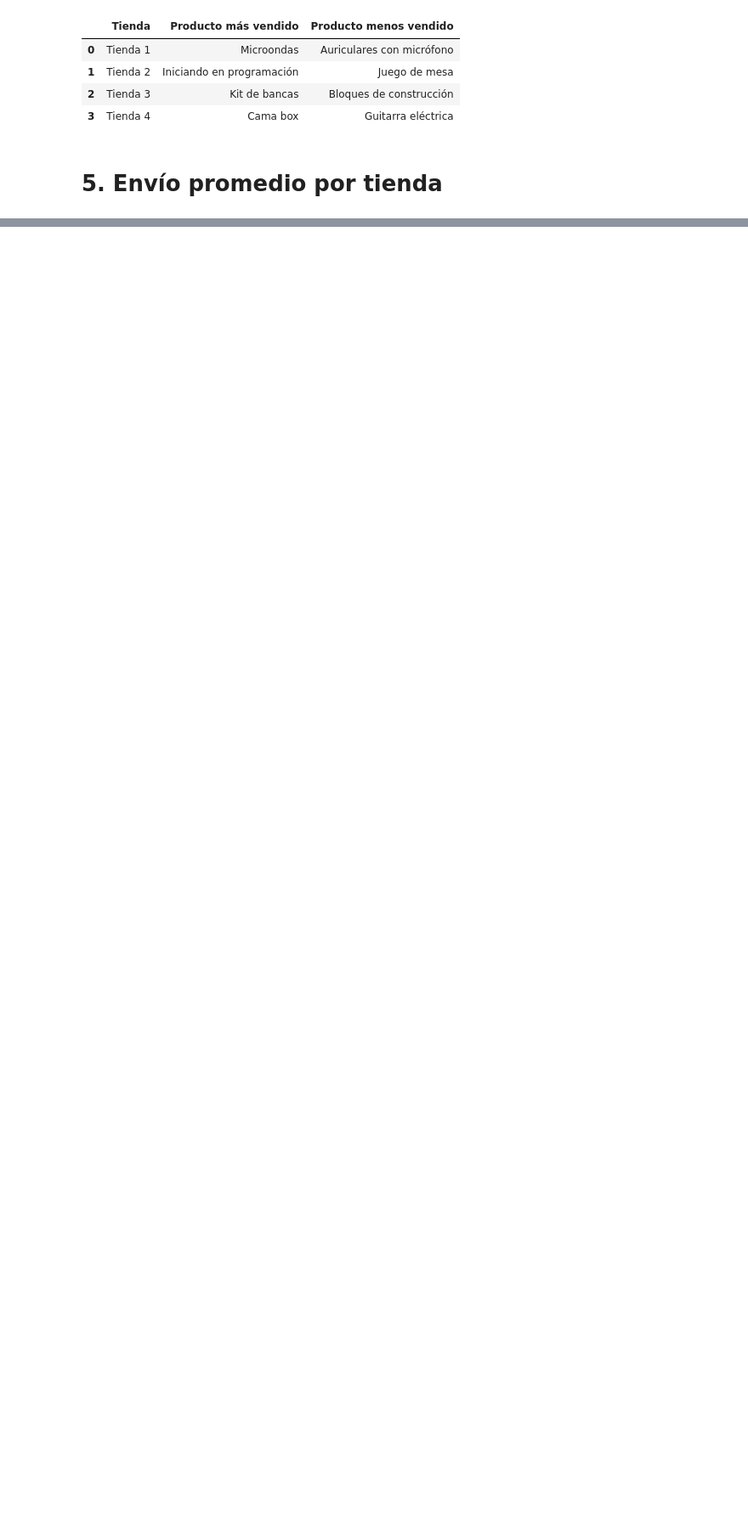
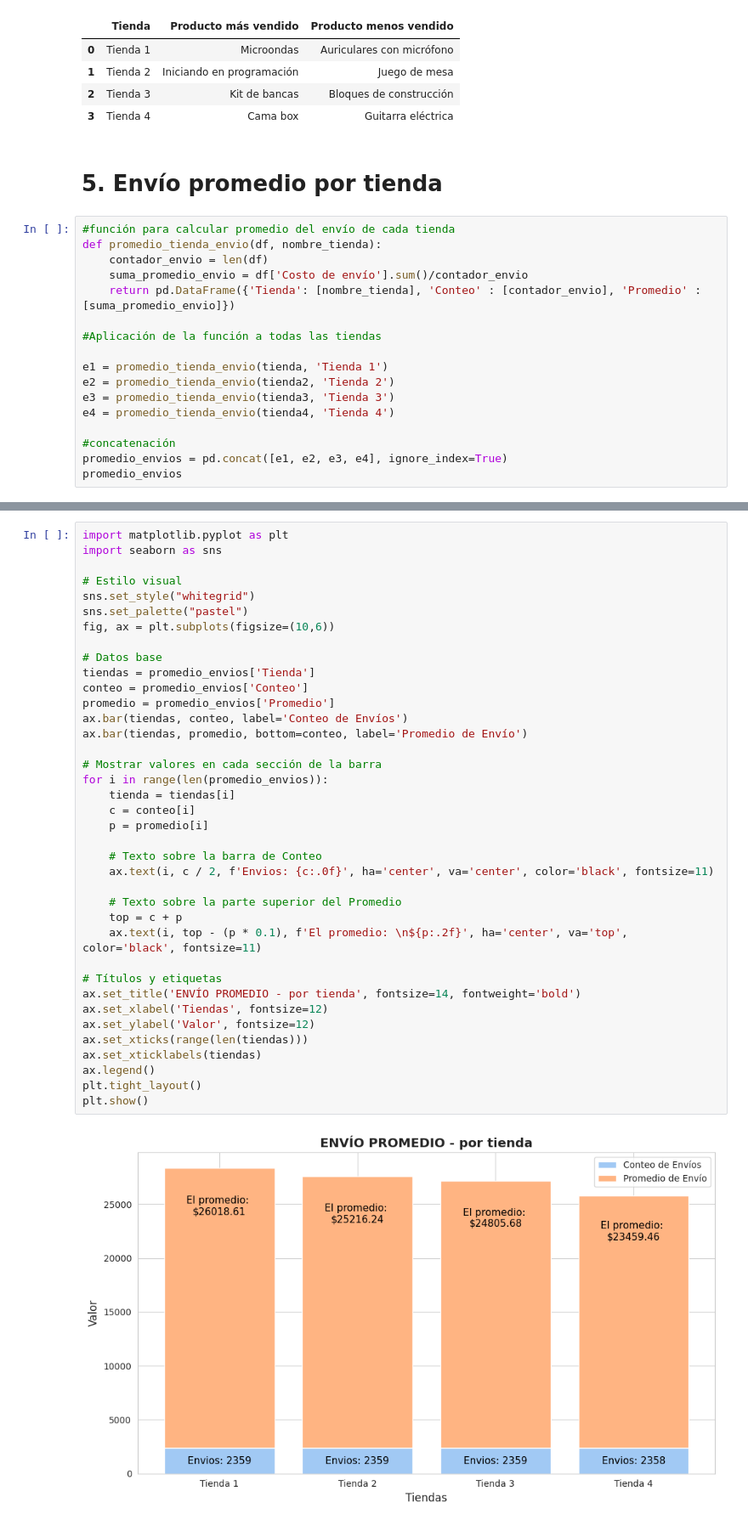
Before and after one commit to angelesGladin/challenge-data-science, a Jupyter notebook: AluraStoreLatam.ipynb, the cells around one changed output, grey strips where cells are left out. Shown: that part at 85% size. Drawn from its saved outputs; the diff is of its cells as text; blank space fills up the shorter version.

```diff
--- a/AluraStoreLatam.ipynb
+++ b/AluraStoreLatam.ipynb
@@ -221,3 +222,20 @@ productos_mas_menos_vendidos
 | 3 | Tienda 4 | Cama box | Guitarra eléctrica |
 # %% [markdown]
 # 5. Envío promedio por tienda
+# %%
+#función para calcular promedio del envío de cada tienda
+def promedio_tienda_envio(df, nombre_tienda):
+    contador_envio = len(df)
+    suma_promedio_envio = df['Costo de envío'].sum()/contador_envio
+    return pd.DataFrame({'Tienda': [nombre_tienda], 'Conteo' : [contador_envio], 'Promedio' : [suma_promedio_envio]})
+
+#Aplicación de la función a todas las tiendas
+
+e1 = promedio_tienda_envio(tienda, 'Tienda 1')
+e2 = promedio_tienda_envio(tienda2, 'Tienda 2')
+e3 = promedio_tienda_envio(tienda3, 'Tienda 3')
+e4 = promedio_tienda_envio(tienda4, 'Tienda 4')
+
+#concatenación
+promedio_envios = pd.concat([e1, e2, e3, e4], ignore_index=True)
+promedio_envios
@@ -223,0 +248,40 @@ productos_mas_menos_vendidos
+# %%
+import matplotlib.pyplot as plt
+import seaborn as sns
+
+# Estilo visual
+sns.set_style("whitegrid")
+sns.set_palette("pastel")
+fig, ax = plt.subplots(figsize=(10,6))
+
+# Datos base
+tiendas = promedio_envios['Tienda']
+conteo = promedio_envios['Conteo']
+promedio = promedio_envios['Promedio']
+ax.bar(tiendas, conteo, label='Conteo de Envíos')
+ax.bar(tiendas, promedio, bottom=conteo, label='Promedio de Envío')
+
+# Mostrar valores en cada sección de la barra
+for i in range(len(promedio_envios)):
+    tienda = tiendas[i]
+    c = conteo[i]
+    p = promedio[i]
+
+    # Texto sobre la barra de Conteo
+    ax.text(i, c / 2, f'Envios: {c:.0f}', ha='center', va='center', color='black', fontsize=11)
+
+    # Texto sobre la parte superior del Promedio
+    top = c + p
+    ax.text(i, top - (p * 0.1), f'El promedio: \n${p:.2f}', ha='center', va='top', color='black', fontsize=11)
+
+# Títulos y etiquetas
+ax.set_title('ENVÍO PROMEDIO - por tienda', fontsize=14, fontweight='bold')
+ax.set_xlabel('Tiendas', fontsize=12)
+ax.set_ylabel('Valor', fontsize=12)
+ax.set_xticks(range(len(tiendas)))
+ax.set_xticklabels(tiendas)
+ax.legend()
+plt.tight_layout()
+plt.show()
+# %% [output]
+[figure, added]
```
Also changed, not shown: parts of 6 cells of this notebook.
